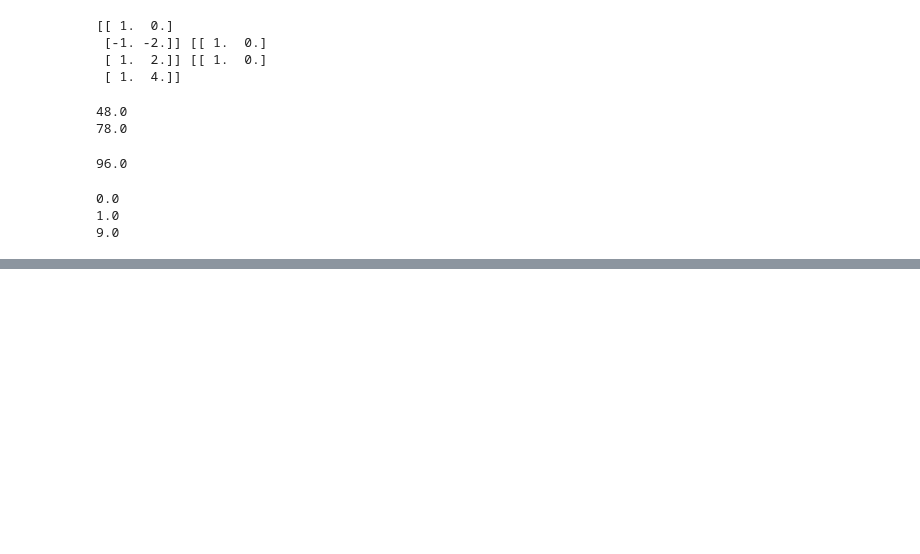
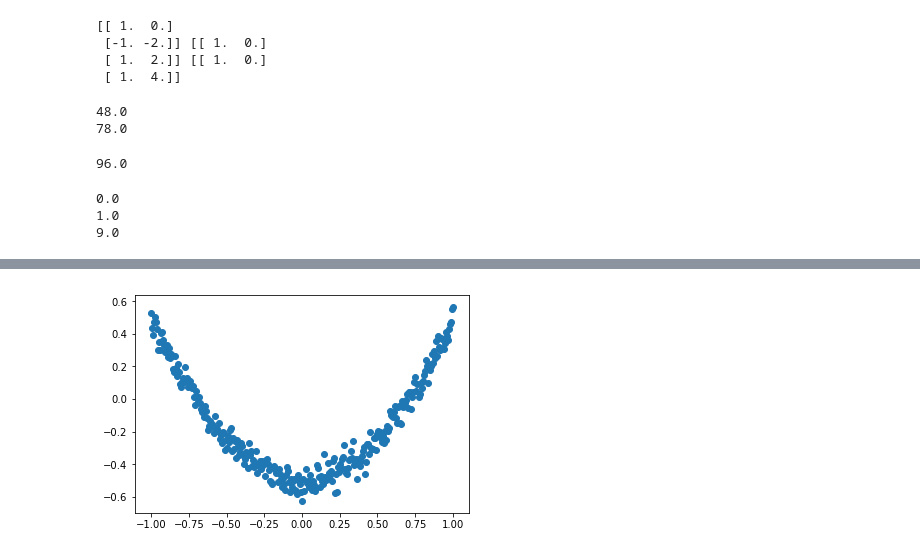
Before and after one commit to xiehui999/deepLearning, a Jupyter notebook: theano/第一节.ipynb, the cells around one changed output, grey strips where cells are left out. Cells and saved outputs as stored; diff of their text form; code cells hidden in the pictures; blank space fills up the shorter version.

```diff
--- a/theano/第一节.ipynb
+++ b/theano/第一节.ipynb
@@ -114,0 +169,76 @@ print(state.get_value())
+# %%
+#定义 Layer 类
+# inputs表示输入 1输入1维  10表示输出10维  relu激活函数
+# layer1=Layer(inputs,1,10,T.nnet.relu)
+#第一层的输出是第二层输入，则输入10维  输出1维
+# layer2=Layer(layer1,outputs,10,1,None)
+
+# np.random.normal(loc=0.0, scale=1.0, size=None)
+# loc：float
+#     此概率分布的均值（对应着整个分布的中心centre）
+# scale：float
+#     此概率分布的标准差（对应于分布的宽度，scale越大越矮胖，scale越小，越瘦高）
+# size：int or tuple of ints
+#     输出的shape，默认为None，只输出一个值
+
+#一般会用np.random.randn(size)标准正态分布（μ=0,σ=1）对应np.random.normal(loc=0, scale=1, size)
+
+# zeros(shape, dtype=float, order='C')此例是out_size列，一行数组
+#dot是矩阵的乘法
+class Layer(object):
+    #构造函数
+    def __init__(self,inputs,in_size,out_size,activation_function=None):
+        self.W = theano.shared(np.random.normal(0,1,(in_size,out_size)))
+        #b初始值0.1数组
+        self.b=theano.shared(np.zeros((out_size,))+0.1)
+        self.Wx_plus_b=T.dot(inputs,self.W)+self.b
+        self.activation_function=activation_function
+        if activation_function is None:
+            self.outputs=self.Wx_plus_b
+        else:
+            self.outputs=self.activation_function(self.Wx_plus_b)
+
+
+#linspace(start, stop, num=50, endpoint=True, retstep=False, dtype=None)[source]
+#start开始点，stop结束点 num:点的个数  endpoint:是否包含结束点stop True/False retstep=True输出步长
+x_data=np.linspace(-1,1,300)[:,np.newaxis]
+noise=np.random.normal(0,0.05,x_data.shape)
+y_data=np.square(x_data)-0.5+noise #y = x^2 - 0.5 + wihtenoise
+plt.scatter(x_data,y_data)
+plt.show()
+
+#定义神经网络的输入与目标,默认float64类型
+x=T.dmatrix('x')
+y=T.dmatrix('y')
+layer1=Layer(x,1,10,T.nnet.relu)
+layer2=Layer(layer1.outputs,10,1,None)
+#损失函数 .mean是求
+const=T.mean(T.square(layer2.outputs-y))
+
+#计算梯度
+gW1, gb1, gW2, gb2 = T.grad(const, [layer1.W, layer1.b, layer2.W, layer2.b])
+
+
+#定义学习率
+learning_rate=0.05
+
+#梯度下降算法
+train=function(
+inputs=[x,y],
+    outputs=const,
+    updates=[(layer1.W,layer1.W-learning_rate*gW1),
+            (layer1.b,layer1.b-learning_rate*gb1),
+             (layer2.W,layer2.W-learning_rate*gW2),
+            (layer2.b,layer2.b-learning_rate*gb2)
+            ])
+#预测函数
+predict=theano.function(inputs=[x],outputs=layer2.outputs)
+
+
+#训练
+for i in range(500):
+    err=train(x_data,y_data)
+    if i% 50 == 0:
+        print(err)
+# %% [output]
+[figure, added]
```
Also changed, not shown: parts of 9 cells of this notebook, 2 other files.
